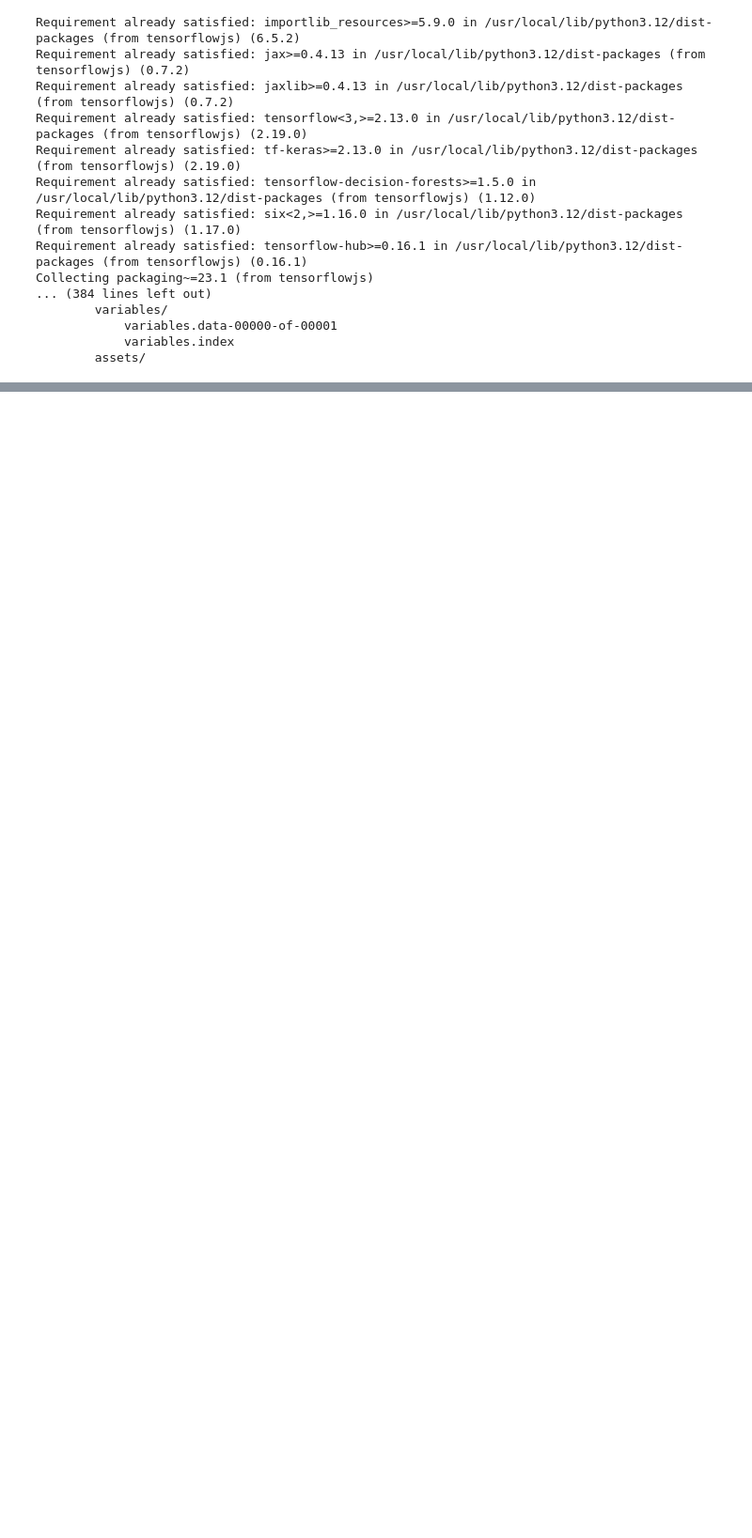
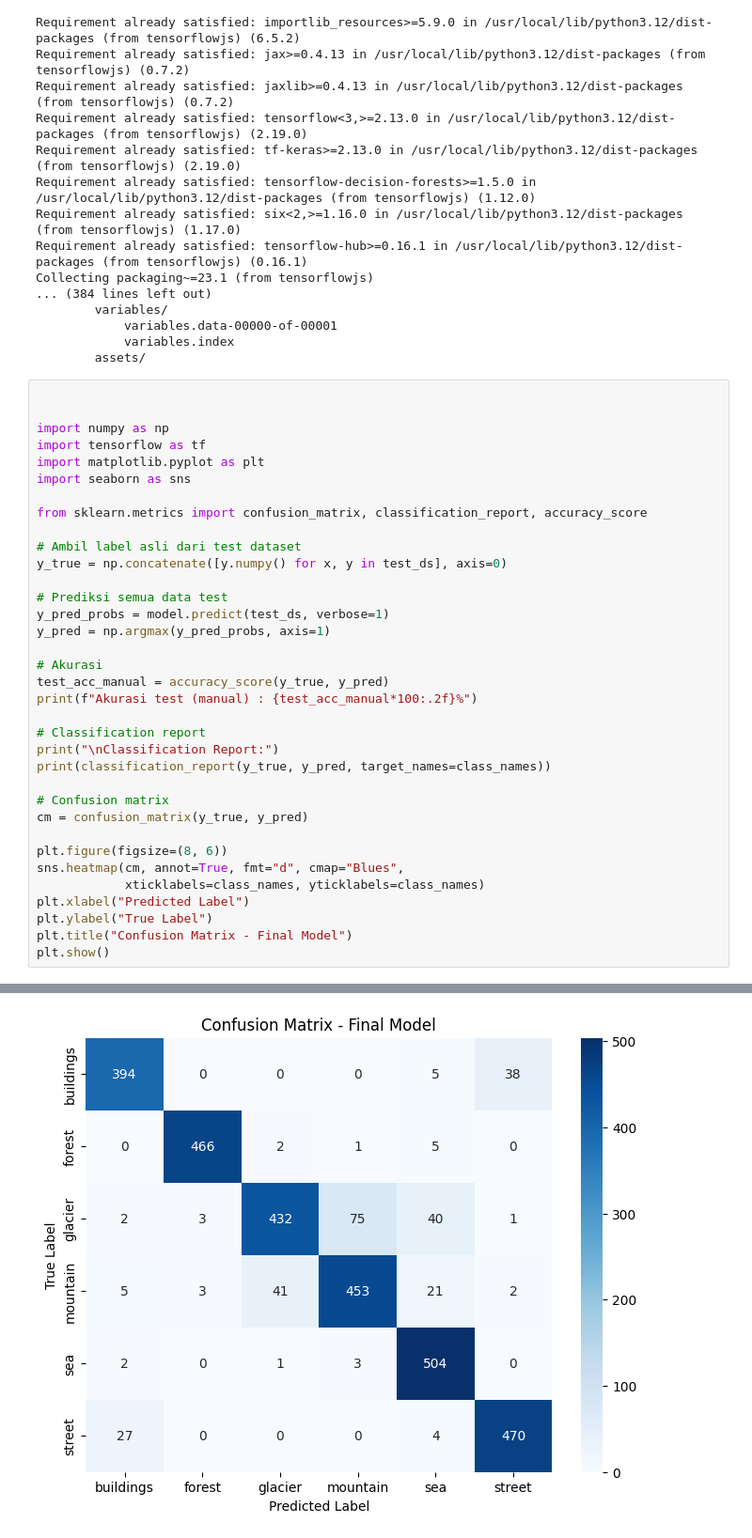
Before and after one commit to Hkd225/Intel-Image-Classification-using-Custom-CNN, a Jupyter notebook: Intel_Image_Classification_ver2_.ipynb, the cells around one changed output, grey strips where cells are left out. Shown at 94% size. Saved outputs shown, nothing was run; the diff lists cells and outputs as text; blank space fills up the shorter version.

```diff
--- a/Intel_Image_Classification_ver2_.ipynb
+++ b/Intel_Image_Classification_ver2_.ipynb
@@ -694,3 +694,39 @@ Collecting packaging~=23.1 (from tensorflowjs)
             variables.data-00000-of-00001
             variables.index
         assets/
+# %%
+
+
+import numpy as np
+import tensorflow as tf
+import matplotlib.pyplot as plt
+import seaborn as sns
+
+from sklearn.metrics import confusion_matrix, classification_report, accuracy_score
+
+# Ambil label asli dari test dataset
+y_true = np.concatenate([y.numpy() for x, y in test_ds], axis=0)
+
+# Prediksi semua data test
+y_pred_probs = model.predict(test_ds, verbose=1)
+y_pred = np.argmax(y_pred_probs, axis=1)
+
+# Akurasi
+test_acc_manual = accuracy_score(y_true, y_pred)
+print(f"Akurasi test (manual) : {test_acc_manual*100:.2f}%")
+
+# Classification report
+print("\nClassification Report:")
+print(classification_report(y_true, y_pred, target_names=class_names))
+
+# Confusion matrix
+cm = confusion_matrix(y_true, y_pred)
+
+plt.figure(figsize=(8, 6))
+sns.heatmap(cm, annot=True, fmt="d", cmap="Blues",
+            xticklabels=class_names, yticklabels=class_names)
+plt.xlabel("Predicted Label")
+plt.ylabel("True Label")
+plt.title("Confusion Matrix - Final Model")
+plt.show()
+# %% [output]
@@ -696,0 +749 @@ Collecting packaging~=23.1 (from tensorflowjs)
+[figure, added]
```
Also changed, not shown: parts of 3 cells of this notebook.
